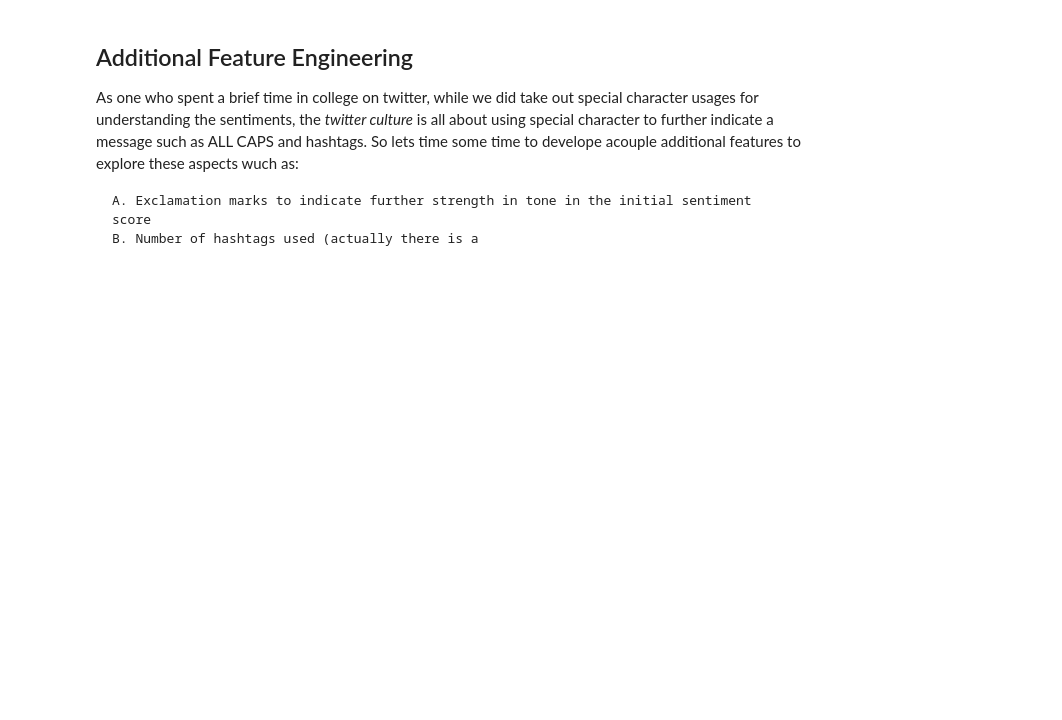
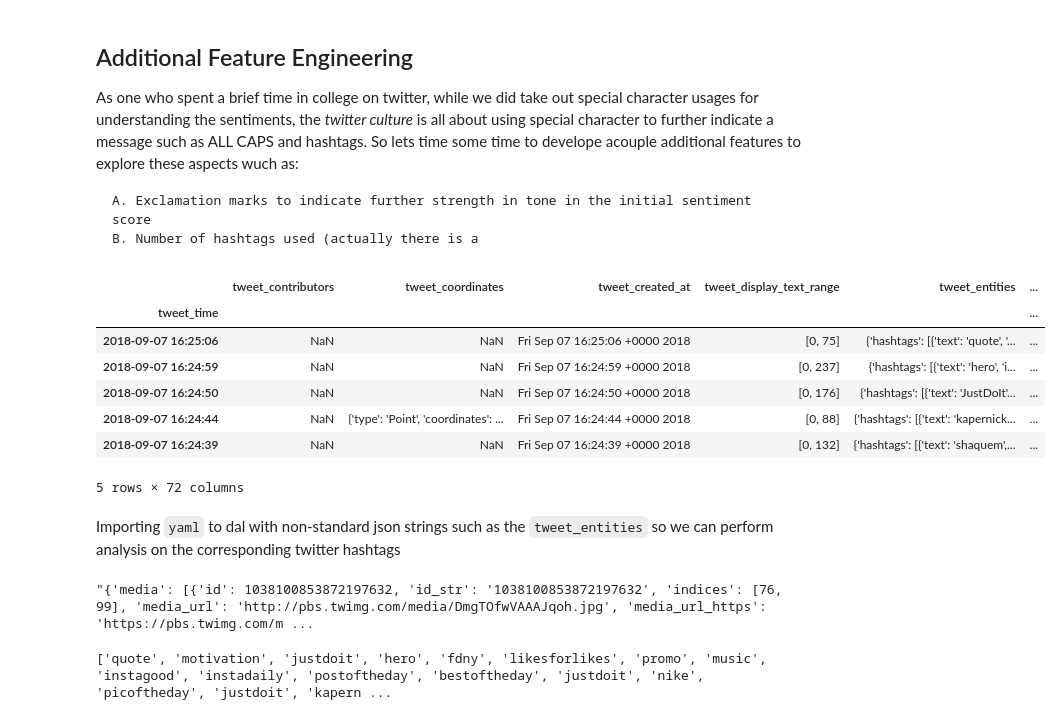
Before and after one commit to naivelogic/NFL-smarter-football, a Jupyter notebook: (dev) Tweeter Analysis on Nike's Kaepernick Endorsement.ipynb, the cells around one changed output. Cells and saved outputs as stored; diff of their text form; code cells hidden in the pictures; blank space fills up the shorter version.

```diff
--- a/(dev) Tweeter Analysis on Nike's Kaepernick Endorsement.ipynb
+++ b/(dev) Tweeter Analysis on Nike's Kaepernick Endorsement.ipynb
@@ -228,3 +228,16 @@ As one who spent a brief time in college on twitter, while we did take out speci
 
     A. Exclamation marks to indicate further strength in tone in the initial sentiment score
     B. Number of hashtags used (actually there is a
+# %%
+data.head()
+# %% [output]
+|  | tweet_contributors | tweet_coordinates | tweet_created_at | tweet_display_text_range | tweet_entities | ... |
+| tweet_time |  |  |  |  |  | ... |
+| 2018-09-07 16:25:06 | NaN | NaN | Fri Sep 07 16:25:06 +0000 2018 | [0, 75] | {'hashtags': [{'text': 'quote', '... | ... |
+| 2018-09-07 16:24:59 | NaN | NaN | Fri Sep 07 16:24:59 +0000 2018 | [0, 237] | {'hashtags': [{'text': 'hero', 'i... | ... |
+| 2018-09-07 16:24:50 | NaN | NaN | Fri Sep 07 16:24:50 +0000 2018 | [0, 176] | {'hashtags': [{'text': 'JustDoIt'... | ... |
+| 2018-09-07 16:24:44 | NaN | {'type': 'Point', 'coordinates': ... | Fri Sep 07 16:24:44 +0000 2018 | [0, 88] | {'hashtags': [{'text': 'kapernick... | ... |
+| 2018-09-07 16:24:39 | NaN | NaN | Fri Sep 07 16:24:39 +0000 2018 | [0, 132] | {'hashtags': [{'text': 'shaquem',... | ... |
+5 rows × 72 columns
+# %% [markdown]
+Importing `yaml` to dal with non-standard json strings such as the `tweet_entities` so we can perform analysis on the corresponding twitter hashtags
@@ -230,0 +246,4 @@ As one who spent a brief time in college on twitter, while we did take out speci
+# %%
+data.tweet_extended_entities[0]
+# %% [output]
+"{'media': [{'id': 1038100853872197632, 'id_str': '1038100853872197632', 'indices': [76, 99], 'media_url': 'http://pbs.twimg.com/media/DmgTOfwVAAAJqoh.jpg', 'media_url_https': 'https://pbs.twimg.com/m ...
@@ -230,0 +258,22 @@ As one who spent a brief time in college on twitter, while we did take out speci
+# %%
+tokens = []
+for value in t:
+    tokens.append(word_tokenize(value))
+
+lower_case = []
+for k in tokens:
+    for j in k:
+        lower_case.append(j.lower())
+
+table = str.maketrans('','',string.punctuation)
+stripped = [w.translate(table) for w in lower_case]
+words = [word for word in stripped if word.isalpha()]
+
+stop_words = set(stopwords.words('english'))
+words = [w for w in words if not w in stop_words]
+word_counts = Counter(words)
+
+# print first 20
+print(words[:20])
+# %% [output]
+['quote', 'motivation', 'justdoit', 'hero', 'fdny', 'likesforlikes', 'promo', 'music', 'instagood', 'instadaily', 'postoftheday', 'bestoftheday', 'justdoit', 'nike', 'picoftheday', 'justdoit', 'kapern ...
```
Also changed, not shown: parts of 5 cells of this notebook.
